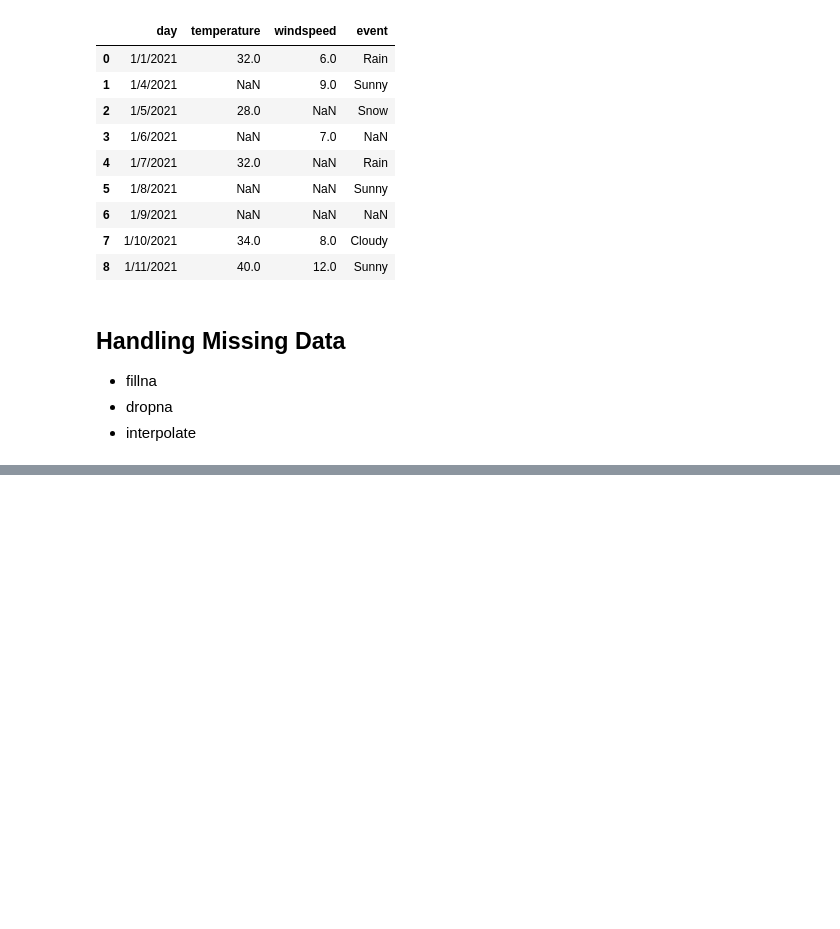
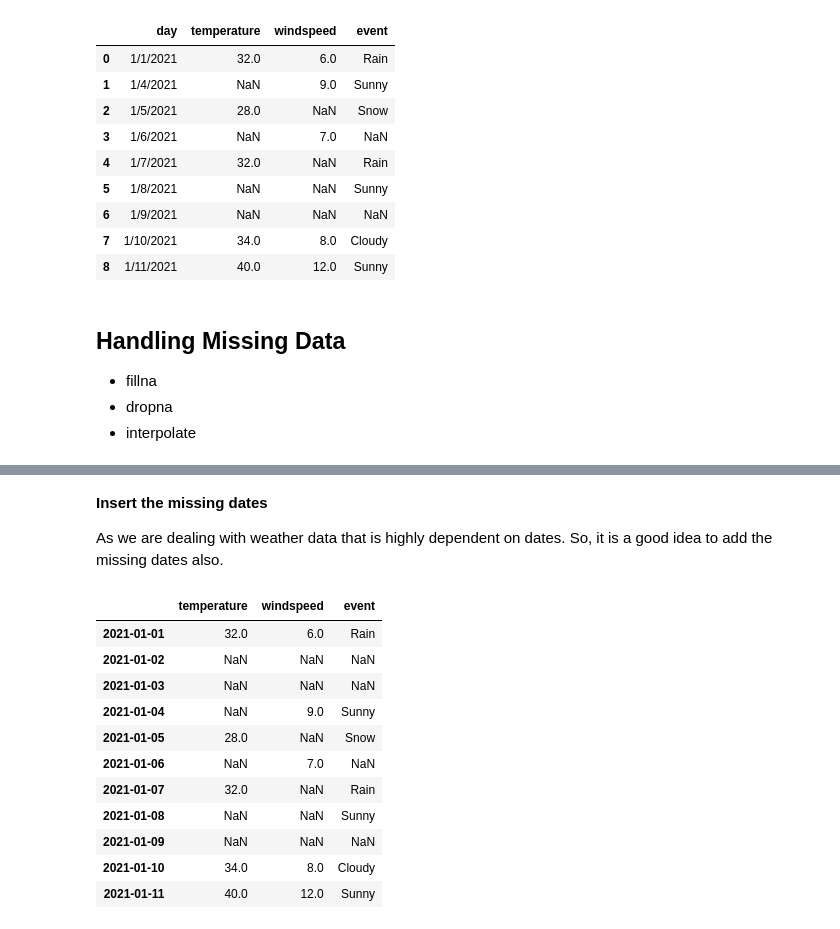
Before and after one commit to ankitsharmax/Machine-Learning, a Jupyter notebook: Pandas/Day 3-4 Pandas.ipynb, the cells around one changed output, grey strips where cells are left out. Cells and saved outputs as stored; diff of their text form; code cells hidden in the pictures; blank space fills up the shorter version.

```diff
--- a/Pandas/Day 3-4 Pandas.ipynb
+++ b/Pandas/Day 3-4 Pandas.ipynb
@@ -140,0 +175,3 @@ data.head()
+# %%
+data.set_index("day",inplace=True)
+data
@@ -140,0 +476,22 @@ data.head()
+# %% [markdown]
+<b>Insert the missing dates</b>
+
+As we are dealing with weather data that is highly dependent on dates. So, it is a good idea to add the missing dates also.
+# %%
+dt = pd.date_range("01-01-2021","01-11-2021")
+idx = pd.DatetimeIndex(dt)
+data = data.reindex(idx)
+data
+# %% [output]
+|  | temperature | windspeed | event |
+| 2021-01-01 | 32.0 | 6.0 | Rain |
+| 2021-01-02 | NaN | NaN | NaN |
+| 2021-01-03 | NaN | NaN | NaN |
+| 2021-01-04 | NaN | 9.0 | Sunny |
+| 2021-01-05 | 28.0 | NaN | Snow |
+| 2021-01-06 | NaN | 7.0 | NaN |
+| 2021-01-07 | 32.0 | NaN | Rain |
+| 2021-01-08 | NaN | NaN | Sunny |
+| 2021-01-09 | NaN | NaN | NaN |
+| 2021-01-10 | 34.0 | 8.0 | Cloudy |
+| 2021-01-11 | 40.0 | 12.0 | Sunny |
```
Also changed, not shown: parts of 45 cells of this notebook, 2 other files.
